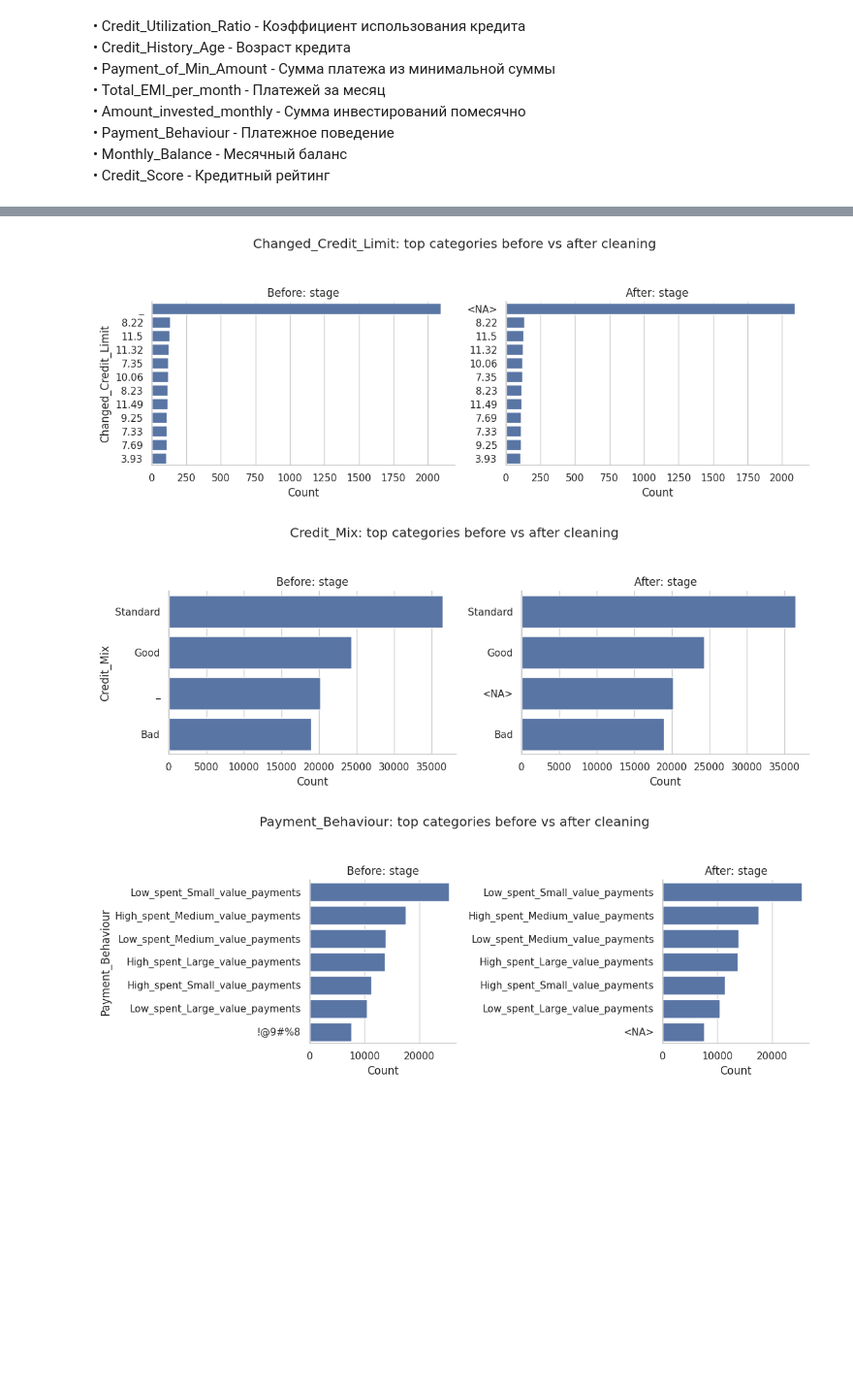
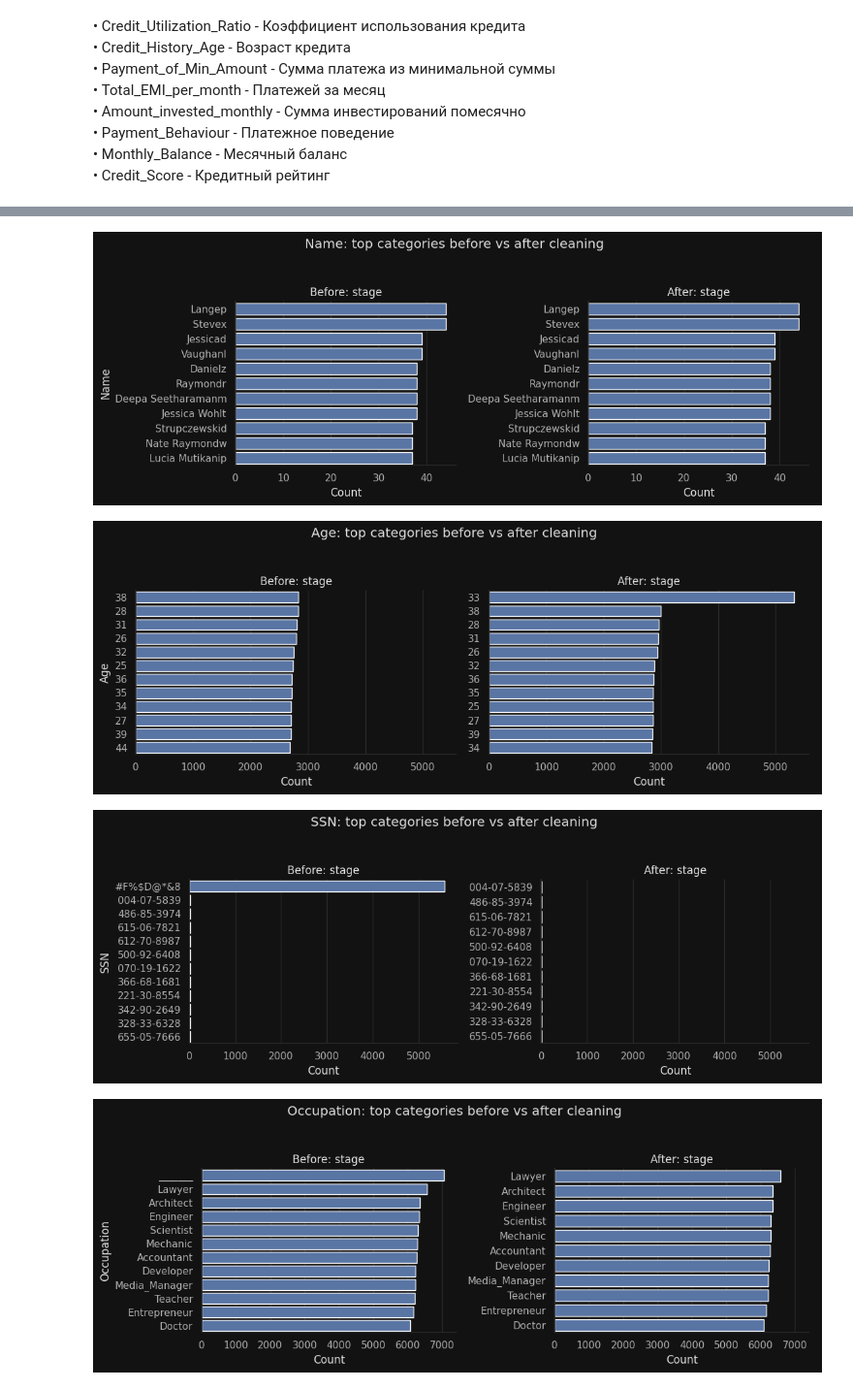
Before and after one commit to nppddf/Credit-Score-Classification, a Jupyter notebook: notebooks/eda.ipynb, the cells around one changed output, grey strips where cells are left out. Shown at 97% size. Cells and saved outputs as stored; diff of their text form; code cells hidden in the pictures; blank space fills up the shorter version.

```diff
--- a/notebooks/eda.ipynb
+++ b/notebooks/eda.ipynb
@@ -1,8 +1,19 @@
 # %%
 import pandas as pd
-import numpy as np
 import matplotlib.pyplot as plt
 import seaborn as sns
 
 
-sns.set_theme(style="whitegrid", context="notebook")
+sns.set_theme(
+    style="darkgrid",
+    rc={
+        "axes.facecolor": "#121212",
+        "figure.facecolor": "#121212",
+        "axes.edgecolor": "#2a2a2a",
+        "grid.color": "#2a2a2a",
+        "text.color": "#e0e0e0",
+        "axes.labelcolor": "#e0e0e0",
+        "xtick.color": "#b0b0b0",
+        "ytick.color": "#b0b0b0",
+    }
+)
@@ -224,13 +241,4 @@ plot_numeric_before_after_seaborn(df, df_clean, "Num_of_Loan")
 # %%
-categorical_cols = [
-    "SSN",
-    "Occupation",
-    "Amount_invested_monthly",
-    "Changed_Credit_Limit",
-    "Credit_Mix",
-    "Payment_Behaviour",
-]
-
-for col in categorical_cols:
+for col in df_clean.columns:
     plot_category_before_after_seaborn(df, df_clean, col, topn=12)
 # %% [output]
@@ -240,3 +248,4 @@ for col in categorical_cols:
-[figure, old version]
+[figure, new version]
-[figure, old version]
+[figure, new version]
-[figure, old version]
+[figure, new version]
+[figure, added]
```
Also changed, not shown: parts of 9 cells of this notebook, 3 other files.
